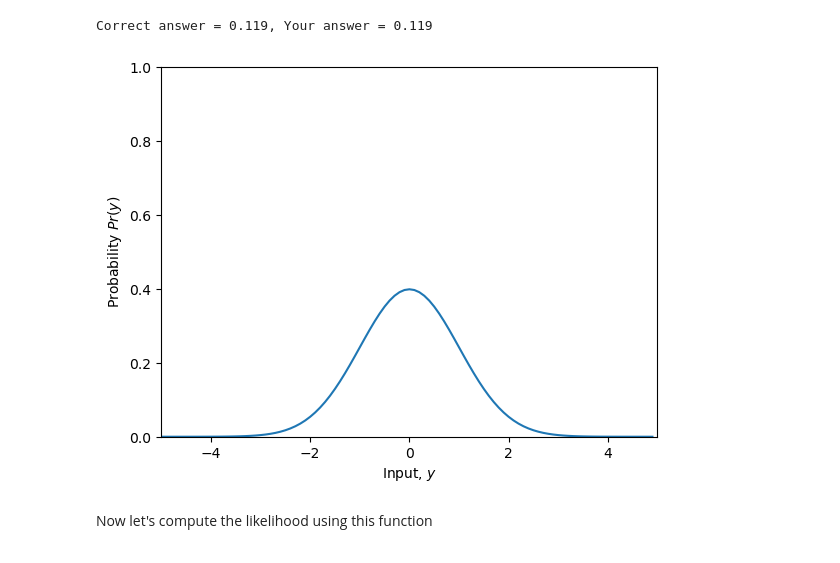
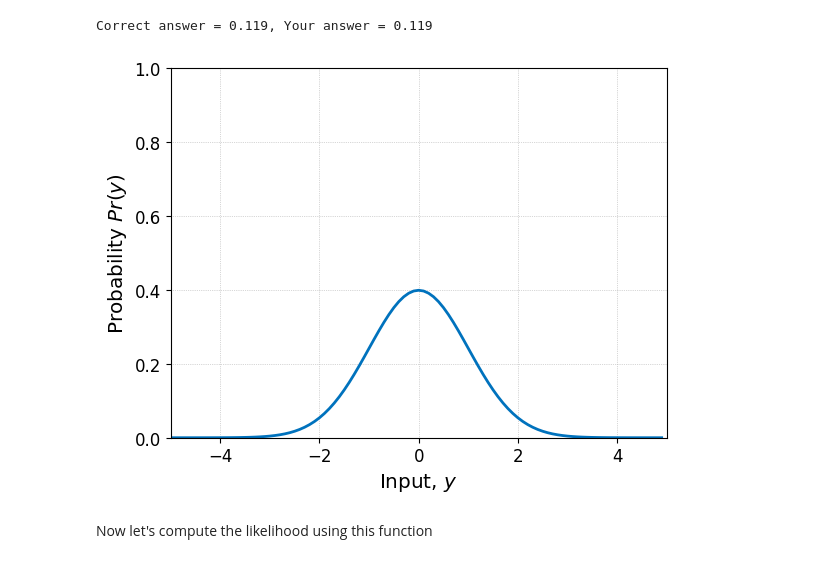
Before and after one commit to pcagas/udlbook, a Jupyter notebook: Notebooks/Chap05/5_1_Least_Squares_Loss.ipynb, the cells around one changed output. Cells and saved outputs as stored; diff of their text form; code cells hidden in the pictures.

```diff
--- a/Notebooks/Chap05/5_1_Least_Squares_Loss.ipynb
+++ b/Notebooks/Chap05/5_1_Least_Squares_Loss.ipynb
@@ -17,7 +17,7 @@ import matplotlib.pyplot as plt
 import math
 # %%
 %matplotlib inline
-#plt.style.use('~/gkeyll/postgkyl/src/postgkyl/output/postgkyl.mplstyle')
+plt.style.use('~/gkeyll/postgkyl/src/postgkyl/output/postgkyl.mplstyle')
 # %%
 # Define the Rectified Linear Unit (ReLU) function
 def ReLU(preactivation):
@@ -114,23 +115,24 @@ Correct answer = 0.119, Your answer = 0.119
 # %%
 # Let's plot the Gaussian distribution.
 y_gauss = np.arange(-5,5,0.1)
 mu = 0; sigma = 1.0
 gauss_prob = normal_distribution(y_gauss, mu, sigma)
 fig, ax = plt.subplots()
 ax.plot(y_gauss, gauss_prob)
 ax.set_xlabel('Input, $y$'); ax.set_ylabel('Probability $Pr(y)$')
 ax.set_xlim([-5,5]);ax.set_ylim([0,1.0])
+ax.grid()
 plt.show()
 
 # TODO
 # 1. Predict what will happen if we change to mu=1 and leave sigma=1
 # Now change the code above and see if you were correct.
 
 # 2. Predict what will happen if we leave mu = 0 and change sigma to 2.0
 
 # 3. Predict what will happen if we leave mu = 0 and change sigma to 0.5
 # %% [output]
-[figure, old version]
+[figure, new version]
 # %% [markdown]
 Now let's compute the likelihood using this function
 # %%
```
Also changed, not shown: parts of 5 cells of this notebook, 6 other files.
